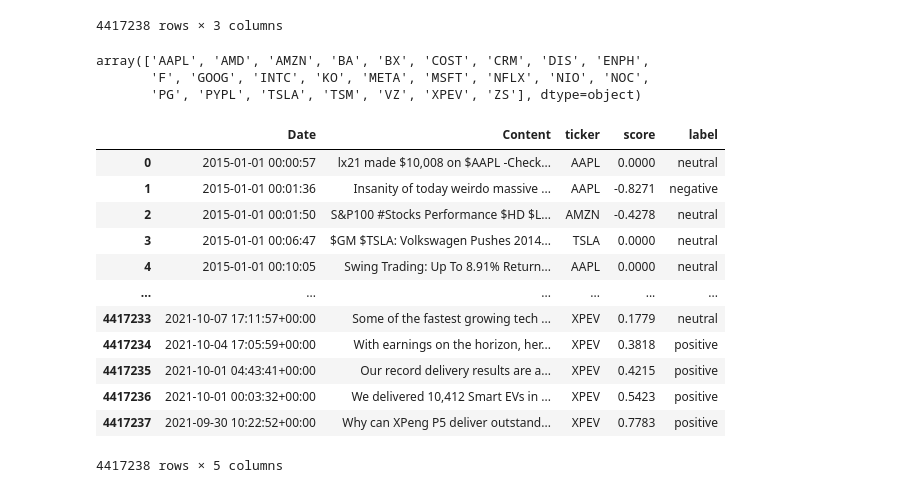
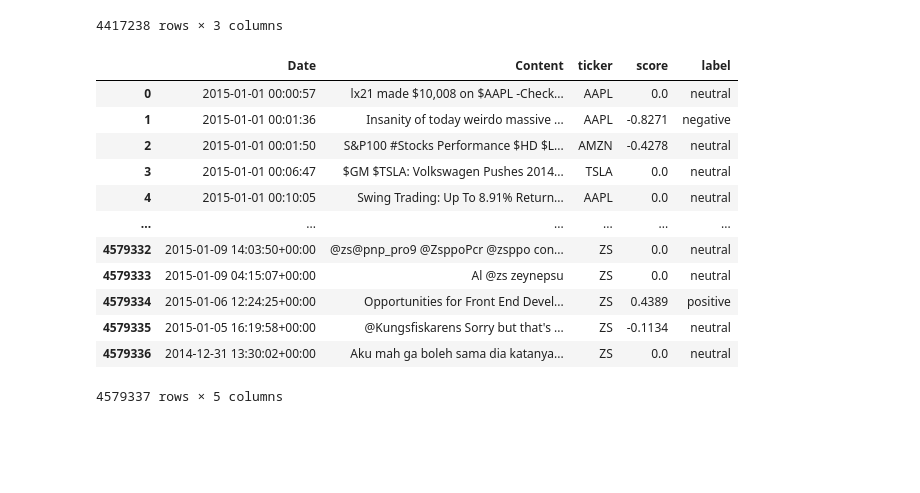
Before and after one commit to danielosetiawan/NLP_sentiment_analysis, a Jupyter notebook: Capstone_preprocessing.ipynb, the cells around one changed output. Saved outputs shown, nothing was run; the diff lists cells and outputs as text; code cells hidden in the pictures; blank space fills up the shorter version.

Commit message:
all scores

```diff
--- a/Capstone_preprocessing.ipynb
+++ b/Capstone_preprocessing.ipynb
@@ -10,6 +14,7 @@ co_values = pd.read_csv('CompanyValues.csv')
 co_tweets = pd.read_csv('Company_Tweet.csv')
 Tweet = pd.read_csv('Tweet.csv')
 scraped = pd.read_csv('scraped_tweets_2014_2019.csv', lineterminator='\n')
+scraped2 = pd.read_csv('scraped_tweets_2020_2021.csv', lineterminator='\n')
 # %%
 scraped
 # %% [output]
@@ -28,0 +50,5 @@ scraped
+# %%
+scraped_combined = pd.DataFrame(np.vstack((scraped2.values, scraped.values)))
+scraped_combined = scraped_combined[scraped_combined.columns[:-1]]
+scraped_combined.columns =['Date', 'Content', 'ticker']
+scraped_combined
@@ -132,10 +172,4 @@ new_frame
 | 4417236 | 2021-10-01 00:03:32+00:00 | We delivered 10,412 Smart EVs in ... | XPEV |
 | 4417237 | 2021-09-30 10:22:52+00:00 | Why can XPeng P5 deliver outstand... | XPEV |
 4417238 rows × 3 columns
-# %%
-np.unique(new_frame['ticker'])
-# %% [output]
-array(['AAPL', 'AMD', 'AMZN', 'BA', 'BX', 'COST', 'CRM', 'DIS', 'ENPH',
-       'F', 'GOOG', 'INTC', 'KO', 'META', 'MSFT', 'NFLX', 'NIO', 'NOC',
-       'PG', 'PYPL', 'TSLA', 'TSM', 'VZ', 'XPEV', 'ZS'], dtype=object)
 # %%
@@ -145,20 +180,26 @@ new_frame['score'] = new_frame['Content'].apply(lambda x: sia.polarity_scores(x)
 # create label
 new_frame['label'] = pd.cut(np.array(new_frame['score']),bins=[-1, -0.66, 0.32, 1], right=True,
                           labels=["negative", "neutral", "positive"])
-# %%
-new_frame
-# %% [output]
-|  | Date | Content | ticker | score | label |
-| 0 | 2015-01-01 00:00:57 | lx21 made $10,008 on $AAPL -Check... | AAPL | 0.0000 | neutral |
-| 1 | 2015-01-01 00:01:36 | Insanity of today weirdo massive ... | AAPL | -0.8271 | negative |
-| 2 | 2015-01-01 00:01:50 | S&P100 #Stocks Performance $HD $L... | AMZN | -0.4278 | neutral |
-| 3 | 2015-01-01 00:06:47 | $GM $TSLA: Volkswagen Pushes 2014... | TSLA | 0.0000 | neutral |
-| 4 | 2015-01-01 00:10:05 | Swing Trading: Up To 8.91% Return... | AAPL | 0.0000 | neutral |
-| ... | ... | ... | ... | ... | ... |
-| 4417233 | 2021-10-07 17:11:57+00:00 | Some of the fastest growing tech ... | XPEV | 0.1779 | neutral |
-| 4417234 | 2021-10-04 17:05:59+00:00 | With earnings on the horizon, her... | XPEV | 0.3818 | positive |
-| 4417235 | 2021-10-01 04:43:41+00:00 | Our record delivery results are a... | XPEV | 0.4215 | positive |
-| 4417236 | 2021-10-01 00:03:32+00:00 | We delivered 10,412 Smart EVs in ... | XPEV | 0.5423 | positive |
-| 4417237 | 2021-09-30 10:22:52+00:00 | Why can XPeng P5 deliver outstand... | XPEV | 0.7783 | positive |
-4417238 rows × 5 columns
+# %%
+scraped_combined['score'] = scraped_combined['Content'].apply(lambda x: sia.polarity_scores(x)['compound'])
+scraped_combined['label'] = pd.cut(np.array(scraped_combined['score']),bins=[-1, -0.66, 0.32, 1], right=True,
+                          labels=["negative", "neutral", "positive"])
+# %%
+all_df = pd.DataFrame(np.vstack((new_frame.values, scraped_combined.values)))
+all_df.columns =['Date', 'Content', 'ticker', 'score', 'label']
+all_df
+# %% [output]
+|  | Date | Content | ticker | score | label |
+| 0 | 2015-01-01 00:00:57 | lx21 made $10,008 on $AAPL -Check... | AAPL | 0.0 | neutral |
+| 1 | 2015-01-01 00:01:36 | Insanity of today weirdo massive ... | AAPL | -0.8271 | negative |
+| 2 | 2015-01-01 00:01:50 | S&P100 #Stocks Performance $HD $L... | AMZN | -0.4278 | neutral |
+| 3 | 2015-01-01 00:06:47 | $GM $TSLA: Volkswagen Pushes 2014... | TSLA | 0.0 | neutral |
+| 4 | 2015-01-01 00:10:05 | Swing Trading: Up To 8.91% Return... | AAPL | 0.0 | neutral |
+| ... | ... | ... | ... | ... | ... |
+| 4579332 | 2015-01-09 14:03:50+00:00 | @zs@pnp_pro9 @ZsppoPcr @zsppo con... | ZS | 0.0 | neutral |
+| 4579333 | 2015-01-09 04:15:07+00:00 | Al @zs zeynepsu | ZS | 0.0 | neutral |
+| 4579334 | 2015-01-06 12:24:25+00:00 | Opportunities for Front End Devel... | ZS | 0.4389 | positive |
+| 4579335 | 2015-01-05 16:19:58+00:00 | @Kungsfiskarens Sorry but that's ... | ZS | -0.1134 | neutral |
+| 4579336 | 2014-12-31 13:30:02+00:00 | Aku mah ga boleh sama dia katanya... | ZS | 0.0 | neutral |
+4579337 rows × 5 columns
 # %%
```
Also changed, not shown: parts of 9 cells of this notebook.
